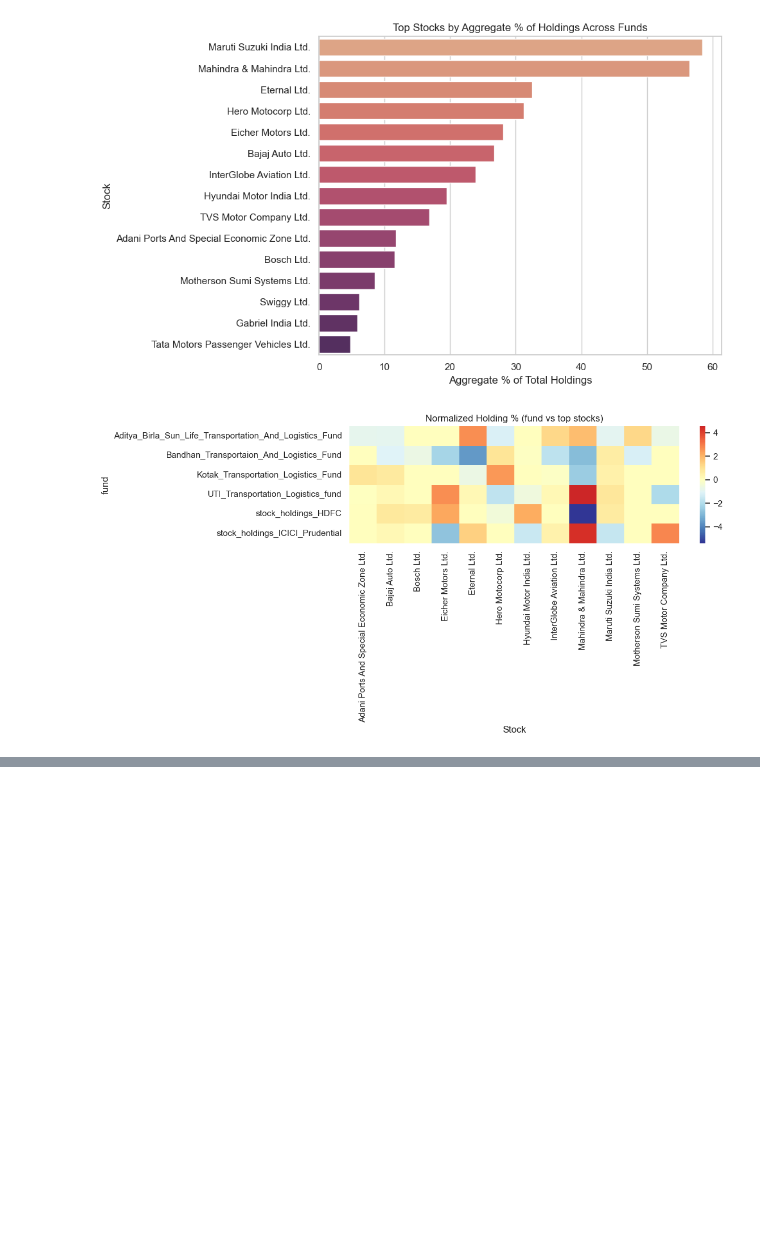
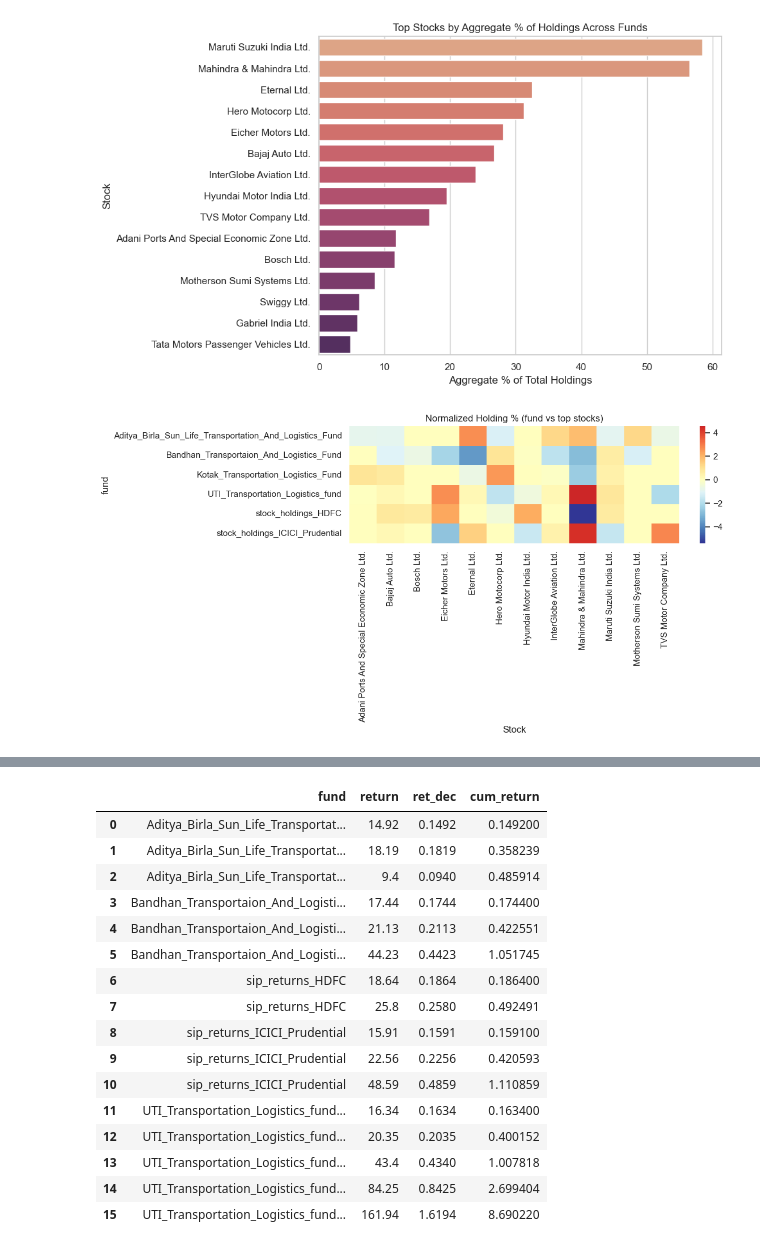
Before and after one commit to Aalok0104/Exploartory-Data-Analysis-, a Jupyter notebook: Group27_Code.ipynb, the cells around one changed output, grey strips where cells are left out. Saved outputs shown, nothing was run; the diff lists cells and outputs as text; code cells hidden in the pictures; blank space fills up the shorter version.

```diff
--- a/Group27_Code.ipynb
+++ b/Group27_Code.ipynb
@@ -481,0 +504,73 @@ plt.show()
+# %%
+import pandas as pd
+import re
+from pathlib import Path
+
+# Use SIP Returns Data directory (prefer root folder named exactly 'SIP Returns Data')
+candidates = [Path('SIP Returns Data'), Path('SIP_Returns_Data'), Path('SIP_Returns Data')]
+if 'BASE' in globals():
+    candidates += [BASE.parent / 'SIP Returns Data', BASE.parent / 'SIP_Returns_Data']
+
+SIP_DIR = next((c for c in candidates if c.exists()), None)
+if SIP_DIR is None:
+    raise FileNotFoundError(f"No SIP Returns Data directory found. Tried: {[str(c) for c in candidates]}")
+
+files_ret = sorted(SIP_DIR.glob('*.csv'))
+if not files_ret:
+    print('No CSV files found in', SIP_DIR)
+
+rows = []
+
+# robust column detection
+date_regex = re.compile(r'date|period|^dt$', re.I)
+ret_regex = re.compile(r'return|ret|returns|pct|%|change', re.I)
+
+for fp in files_ret:
+    fund = fp.stem
+    try:
+        df = pd.read_csv(fp)
+    except Exception as e:
+        print('Skipping', fp.name, 'read error:', e)
+        continue
+    df.columns = [c.strip() for c in df.columns]
+    # detect return column; date is optional and will be ignored later
+    ret_col = next((c for c in df.columns if ret_regex.search(c)), None)
+    if ret_col is None:
+        print('Skipping', fp.name, '— could not detect return column. Columns:', df.columns.tolist())
+        continue
+
+    # prepare frame keeping fund, return, ret_dec (no date column)
+    tmp = df[[ret_col]].rename(columns={ret_col: 'return'}).copy()
+    tmp['fund'] = fund
+    tmp['return'] = tmp['return'].astype(str).str.replace('%', '', regex=False).str.replace(',', '', regex=False)
+    tmp['ret_dec'] = pd.to_numeric(tmp['return'], errors='coerce') / 100.0
+    # keep all rows even if they have no date information
+    rows.append(tmp[['fund', 'return', 'ret_dec']])
+
+if rows:
+    combined_returns = pd.concat(rows, ignore_index=True)
+    # compute cumulative returns per fund in the row order (no date used)
+    combined_returns['cum_return'] = (1 + combined_returns['ret_dec'].fillna(0)).groupby(combined_returns['fund']).cumprod() - 1
+else:
+    combined_returns = pd.DataFrame(columns=['fund', 'return', 'ret_dec', 'cum_return'])
+
+# quick preview
+combined_returns
+# %% [output]
+|  | fund | return | ret_dec | cum_return |
+| 0 | Aditya_Birla_Sun_Life_Transportat... | 14.92 | 0.1492 | 0.149200 |
+| 1 | Aditya_Birla_Sun_Life_Transportat... | 18.19 | 0.1819 | 0.358239 |
+| 2 | Aditya_Birla_Sun_Life_Transportat... | 9.4 | 0.0940 | 0.485914 |
+| 3 | Bandhan_Transportaion_And_Logisti... | 17.44 | 0.1744 | 0.174400 |
+| 4 | Bandhan_Transportaion_And_Logisti... | 21.13 | 0.2113 | 0.422551 |
+| 5 | Bandhan_Transportaion_And_Logisti... | 44.23 | 0.4423 | 1.051745 |
+| 6 | sip_returns_HDFC | 18.64 | 0.1864 | 0.186400 |
+| 7 | sip_returns_HDFC | 25.8 | 0.2580 | 0.492491 |
+| 8 | sip_returns_ICICI_Prudential | 15.91 | 0.1591 | 0.159100 |
+| 9 | sip_returns_ICICI_Prudential | 22.56 | 0.2256 | 0.420593 |
+| 10 | sip_returns_ICICI_Prudential | 48.59 | 0.4859 | 1.110859 |
+| 11 | UTI_Transportation_Logistics_fund... | 16.34 | 0.1634 | 0.163400 |
+| 12 | UTI_Transportation_Logistics_fund... | 20.35 | 0.2035 | 0.400152 |
+| 13 | UTI_Transportation_Logistics_fund... | 43.4 | 0.4340 | 1.007818 |
+| 14 | UTI_Transportation_Logistics_fund... | 84.25 | 0.8425 | 2.699404 |
+| 15 | UTI_Transportation_Logistics_fund... | 161.94 | 1.6194 | 8.690220 |
```
Also changed, not shown: parts of 16 cells of this notebook, 16 other files.
